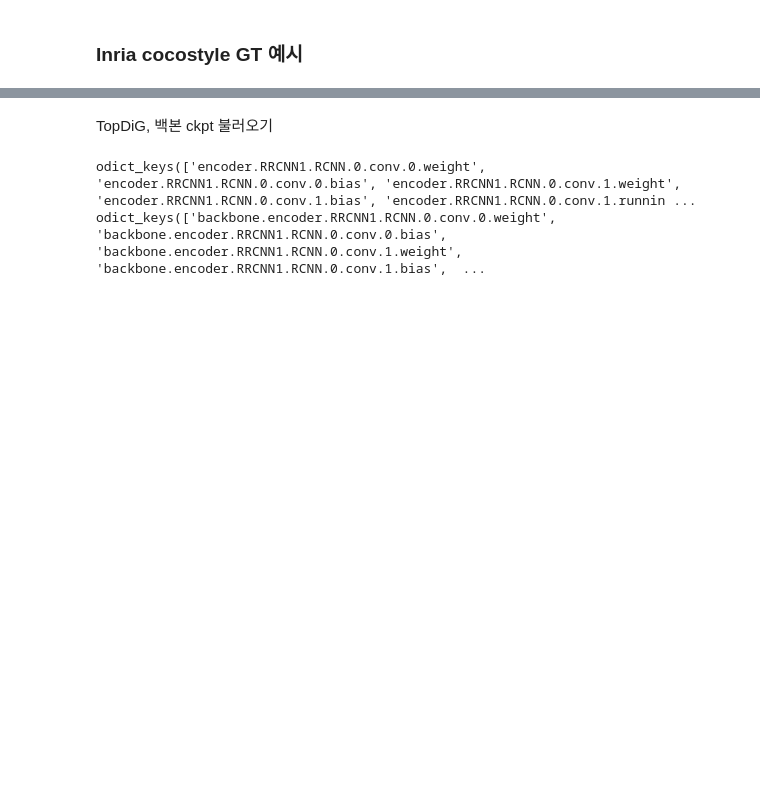
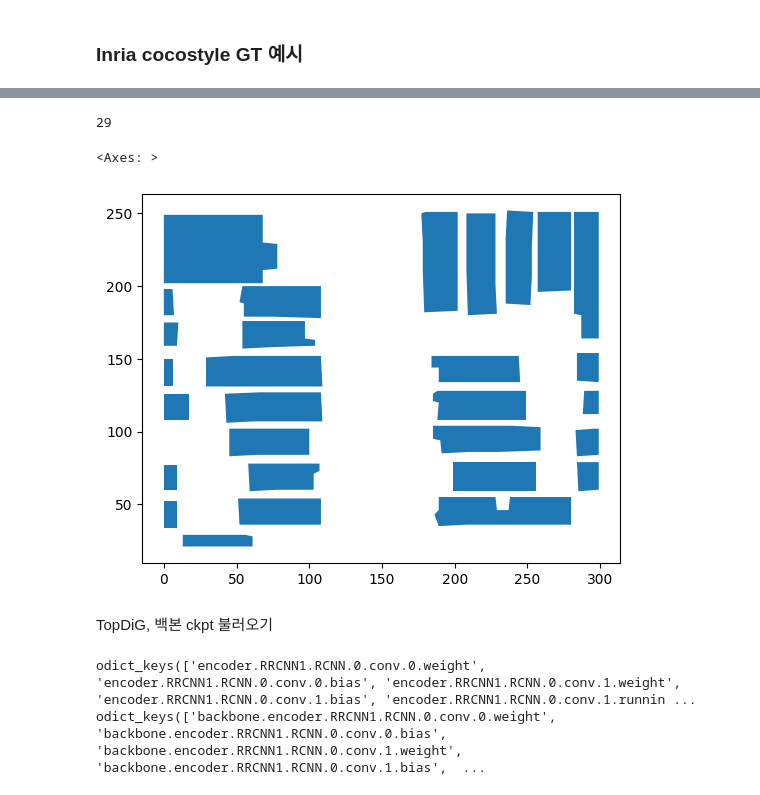
Before and after one commit to tmits37/relationformer, a Jupyter notebook: test_inference_TopDiG.ipynb, the cells around one changed output, grey strips where cells are left out. Saved outputs shown, nothing was run; the diff lists cells and outputs as text; code cells hidden in the pictures; blank space fills up the shorter version.

```diff
--- a/test_inference_TopDiG.ipynb
+++ b/test_inference_TopDiG.ipynb
@@ -255,3 +273,27 @@ torch.Size([6, 3, 300, 300])
+# %%
+import geopandas as gpd
+from shapely.geometry import Polygon
+
+def cycles_to_geodf(G, cycles):
+    polygons = []
+    for cycle in cycles:
+        if len(cycle) > 2:  # Polygon needs at least 3 points
+            points = [G.nodes[node]['pos'] for node in cycle]  # Assuming 'pos' contains coordinates
+            polygons.append(Polygon(points))
+
+    return gpd.GeoDataFrame(geometry=polygons)
+
+# Convert cycles to a GeoDataFrame
+cycles_GT = list(nx.simple_cycles(GT))
+print(len(cycles_GT))
+geo_df_GT = cycles_to_geodf(GT, cycles_GT)
+# %% [output]
+29
+# %%
+geo_df_GT.plot()
+# %% [output]
+<Axes: >
+[figure, added]
 # %% [markdown]
 TopDiG, 백본 ckpt 불러오기
 # %%
```
Also changed, not shown: parts of 19 cells of this notebook, 2 other files.
